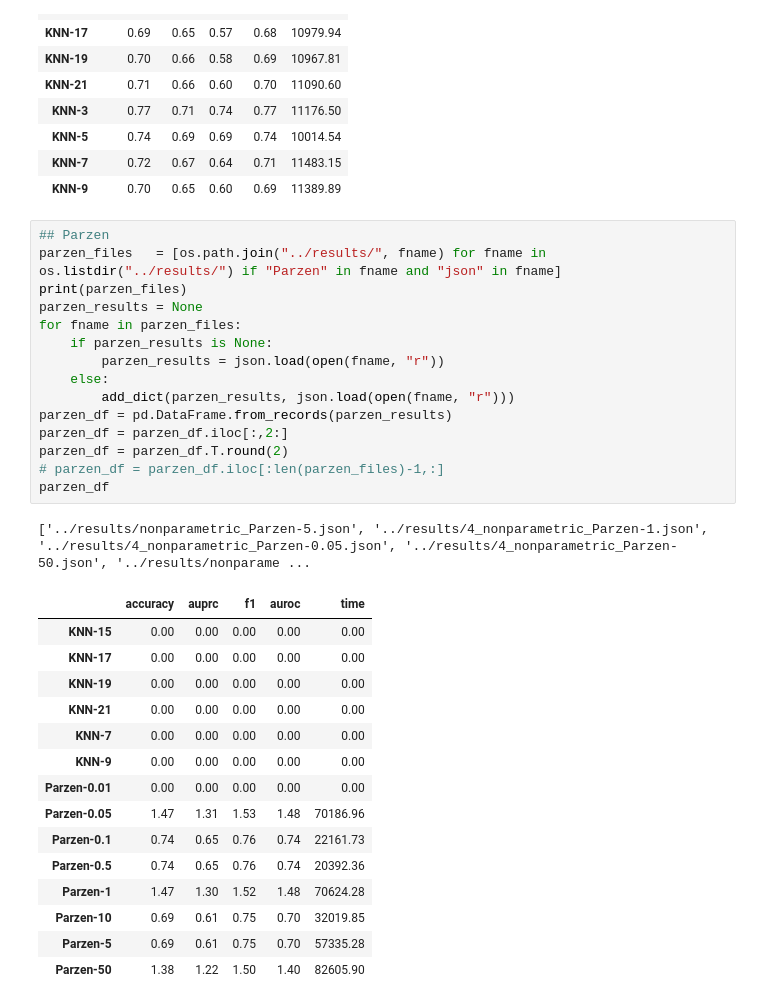
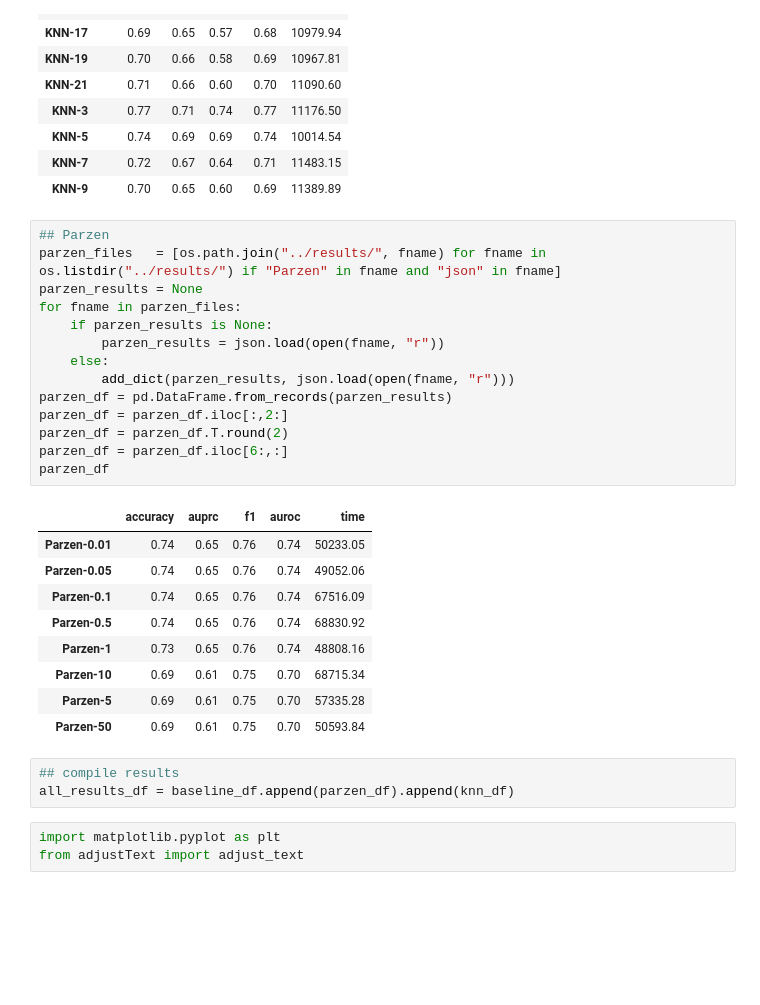
Before and after one commit to nathawkins/cse802_ss2021, a Jupyter notebook: src/07_compile_results.ipynb, the cells around one changed output. Saved outputs shown, nothing was run; the diff lists cells and outputs as text; blank space fills up the shorter version.

```diff
--- a/src/07_compile_results.ipynb
+++ b/src/07_compile_results.ipynb
@@ -55,32 +55,30 @@ knn_df
 # %%
 ## Parzen
 parzen_files   = [os.path.join("../results/", fname) for fname in os.listdir("../results/") if "Parzen" in fname and "json" in fname]
-print(parzen_files)
 parzen_results = None
 for fname in parzen_files:
     if parzen_results is None:
         parzen_results = json.load(open(fname, "r"))
     else:
         add_dict(parzen_results, json.load(open(fname, "r")))
 parzen_df = pd.DataFrame.from_records(parzen_results)
 parzen_df = parzen_df.iloc[:,2:]
 parzen_df = parzen_df.T.round(2)
-# parzen_df = parzen_df.iloc[:len(parzen_files)-1,:]
+parzen_df = parzen_df.iloc[6:,:]
 parzen_df
 # %% [output]
-['../results/nonparametric_Parzen-5.json', '../results/4_nonparametric_Parzen-1.json', '../results/4_nonparametric_Parzen-0.05.json', '../results/4_nonparametric_Parzen-50.json', '../results/nonparame ...
 |  | accuracy | auprc | f1 | auroc | time |
-| KNN-15 | 0.00 | 0.00 | 0.00 | 0.00 | 0.00 |
-| KNN-17 | 0.00 | 0.00 | 0.00 | 0.00 | 0.00 |
-| KNN-19 | 0.00 | 0.00 | 0.00 | 0.00 | 0.00 |
-| KNN-21 | 0.00 | 0.00 | 0.00 | 0.00 | 0.00 |
-| KNN-7 | 0.00 | 0.00 | 0.00 | 0.00 | 0.00 |
-| KNN-9 | 0.00 | 0.00 | 0.00 | 0.00 | 0.00 |
-| Parzen-0.01 | 0.00 | 0.00 | 0.00 | 0.00 | 0.00 |
-| Parzen-0.05 | 1.47 | 1.31 | 1.53 | 1.48 | 70186.96 |
-| Parzen-0.1 | 0.74 | 0.65 | 0.76 | 0.74 | 22161.73 |
-| Parzen-0.5 | 0.74 | 0.65 | 0.76 | 0.74 | 20392.36 |
-| Parzen-1 | 1.47 | 1.30 | 1.52 | 1.48 | 70624.28 |
-| Parzen-10 | 0.69 | 0.61 | 0.75 | 0.70 | 32019.85 |
+| Parzen-0.01 | 0.74 | 0.65 | 0.76 | 0.74 | 50233.05 |
+| Parzen-0.05 | 0.74 | 0.65 | 0.76 | 0.74 | 49052.06 |
+| Parzen-0.1 | 0.74 | 0.65 | 0.76 | 0.74 | 67516.09 |
+| Parzen-0.5 | 0.74 | 0.65 | 0.76 | 0.74 | 68830.92 |
+| Parzen-1 | 0.73 | 0.65 | 0.76 | 0.74 | 48808.16 |
+| Parzen-10 | 0.69 | 0.61 | 0.75 | 0.70 | 68715.34 |
 | Parzen-5 | 0.69 | 0.61 | 0.75 | 0.70 | 57335.28 |
-| Parzen-50 | 1.38 | 1.22 | 1.50 | 1.40 | 82605.90 |
+| Parzen-50 | 0.69 | 0.61 | 0.75 | 0.70 | 50593.84 |
+# %%
+## compile results
+all_results_df = baseline_df.append(parzen_df).append(knn_df)
+# %%
+import matplotlib.pyplot as plt
+from adjustText import adjust_text
```
Also changed, not shown: parts of 1 cell of this notebook, 10 other files.
